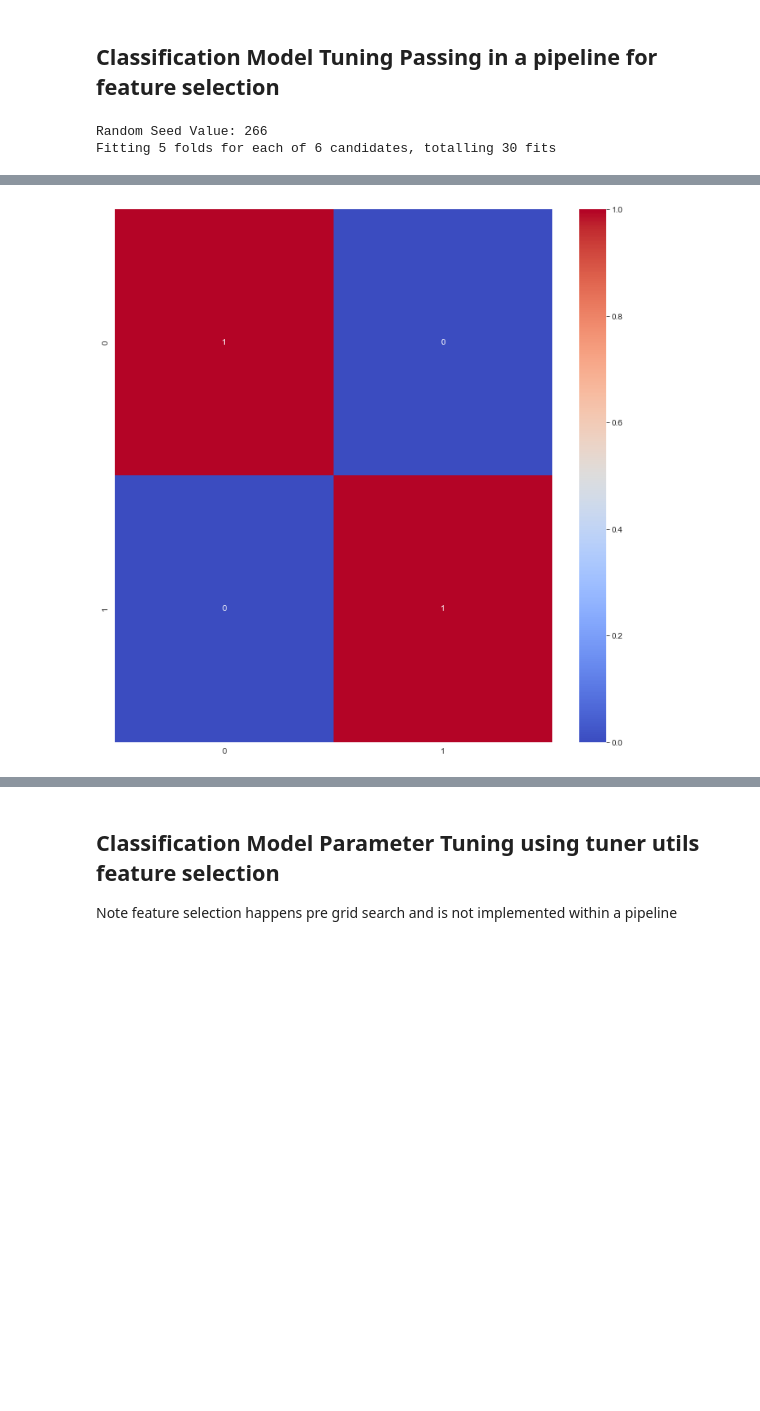
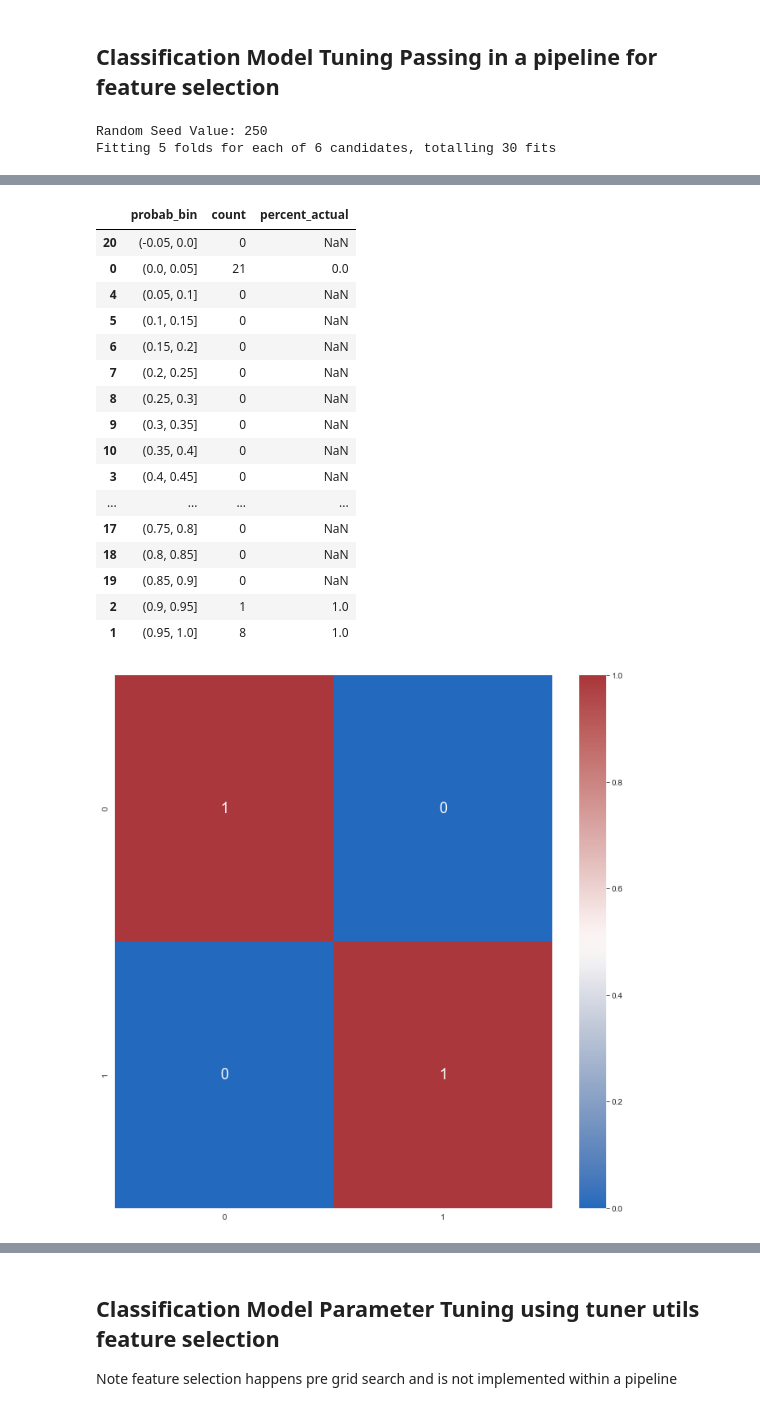
Before and after one commit to JFLandrigan/eagles, a Jupyter notebook: Supervised Tuning.ipynb, the cells around one changed output, grey strips where cells are left out. Cells and saved outputs as stored; diff of their text form; code cells hidden in the pictures; blank space fills up the shorter version.

```diff
--- a/Supervised Tuning.ipynb
+++ b/Supervised Tuning.ipynb
@@ -182,30 +247,31 @@ lsvc = LinearSVC(C=0.01, penalty="l1", dual=False)
 
 pipe = Pipeline([('feature_selection', SelectFromModel(lsvc, prefit=False))])
 
-mod, params, features = st.tune_test_model(X=iris[fts],
-                                            y=iris['dummy'],
-                                            model='logistic',
-                                            params=pars,
-                                            tune_metric="f1",
-                                            eval_metrics=["accuracy", "f1"],
-                                            num_cv=5,
-                                            pipe=pipe,
-                                            scale=None,
-                                            select_features=None,
-                                            bins=None,
-                                            num_top_fts=None,
-                                            tuner="grid_cv",
-                                            n_iterations=15,
-                                            get_ft_imp=True,
-                                            n_jobs=2,
-                                            random_seed=None,
-                                            binary=True,
-                                            log="log",
-                                            log_name="model_tunetest_test.txt",
-                                            log_path=None,
-                                            log_note="This is a test of the tune test function"
-                                        )
+res = st.tune_test_model(X=iris[fts],
+                        y=iris['dummy'],
+                        model='logistic',
+                        params=pars,
+                        tune_metric="f1",
+                        eval_metrics=["accuracy", "f1"],
+                        num_cv=5,
+                        pipe=pipe,
+                        scale=None,
+                        select_features=None,
+                        bins=None,
+                        num_top_fts=None,
+                        tuner="grid_cv",
+                        n_iterations=15,
+                        get_ft_imp=True,
+                        n_jobs=2,
+                        random_seed=None,
+                        binary=True,
+                        disp=True,
+                        log="log",
+                        log_name="model_tunetest_test.txt",
+                        log_path=None,
+                        log_note="This is a test of the tune test function"
+                    )
 # %% [output]
-Random Seed Value: 266
+Random Seed Value: 250
 Fitting 5 folds for each of 6 candidates, totalling 30 fits
 [Parallel(n_jobs=2)]: Using backend LokyBackend with 2 concurrent workers.
@@ -230,4 +296,21 @@ Finished cv run: 4 time: 0.008975982666015625
+|  | probab_bin | count | percent_actual |
+| 20 | (-0.05, 0.0] | 0 | NaN |
+| 0 | (0.0, 0.05] | 21 | 0.0 |
+| 4 | (0.05, 0.1] | 0 | NaN |
+| 5 | (0.1, 0.15] | 0 | NaN |
+| 6 | (0.15, 0.2] | 0 | NaN |
+| 7 | (0.2, 0.25] | 0 | NaN |
+| 8 | (0.25, 0.3] | 0 | NaN |
+| 9 | (0.3, 0.35] | 0 | NaN |
+| 10 | (0.35, 0.4] | 0 | NaN |
+| 3 | (0.4, 0.45] | 0 | NaN |
+| ... | ... | ... | ... |
+| 17 | (0.75, 0.8] | 0 | NaN |
+| 18 | (0.8, 0.85] | 0 | NaN |
+| 19 | (0.85, 0.9] | 0 | NaN |
+| 2 | (0.9, 0.95] | 1 | 1.0 |
+| 1 | (0.95, 1.0] | 8 | 1.0 |
-[figure, old version]
+[figure, new version]
 [figure]
 # %% [markdown]
 ## Classification Model Parameter Tuning using tuner utils feature selection
```
Also changed, not shown: parts of 9 cells of this notebook.
